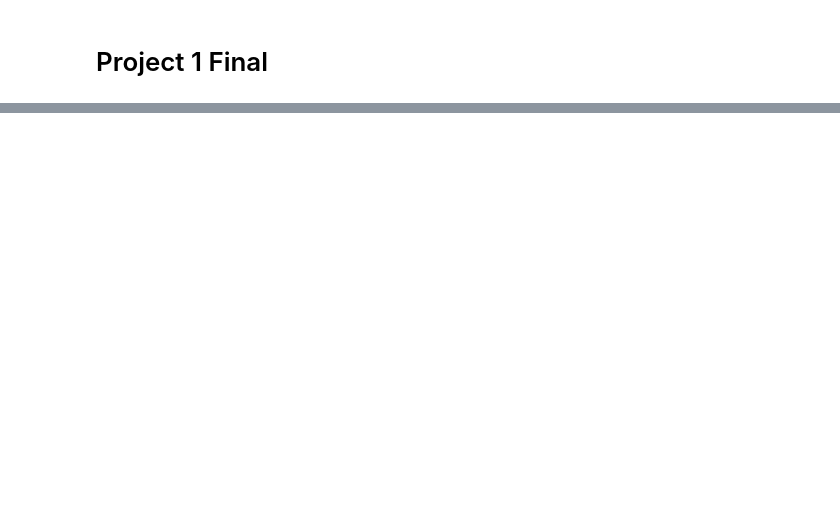
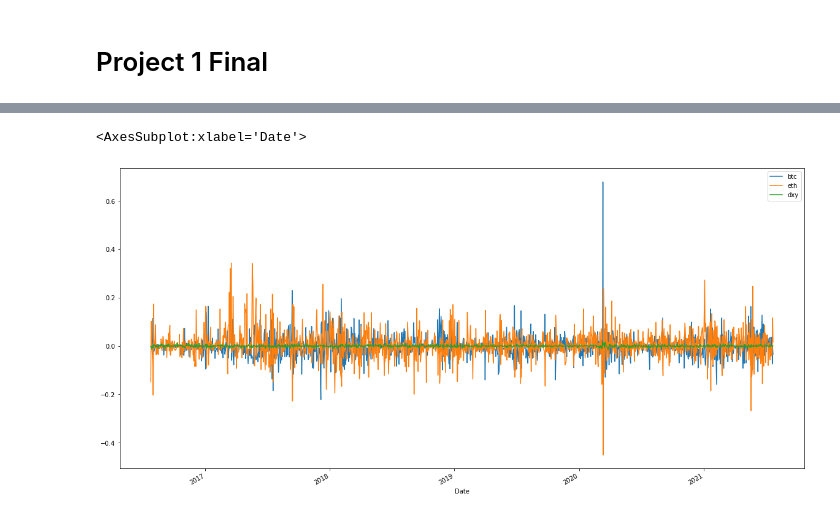
Before and after one commit to msierracrypto/project-1, a Jupyter notebook: Project1-Final.ipynb, the cells around one changed output, grey strips where cells are left out. Drawn from its saved outputs; the diff is of its cells as text; code cells hidden in the pictures; blank space fills up the shorter version.

Commit message:
added inflation historical data, inflation projection data, and analyzed data and plotted analysis onto various charts

```diff
--- a/Project1-Final.ipynb
+++ b/Project1-Final.ipynb
@@ -42,0 +151,4 @@ DatetimeIndex(['2021-07-22', '2021-07-21', '2021-07-20', '2021-07-19',
+# %%
+# Rename the column
+btc_hist_pct_df.rename(columns = {"Close": "btc"}, inplace = True)
+btc_hist_pct_df
@@ -49,0 +176,10 @@ NameError: name 'pandas_datetime_types' is not defined
+# %%
+#eth_var_hist_df = eth_hist_df['Close'].var()
+#eth_var_hist_df
+eth_hist_close_df = eth_hist_df[['Close']]
+eth_hist_pct_df = eth_hist_close_df.pct_change()
+eth_hist_pct_df.dropna(inplace=True)
+# %%
+# Rename the column
+eth_hist_pct_df.rename(columns = {"Close": "eth"}, inplace = True)
+eth_hist_pct_df
@@ -49,0 +207,4 @@ NameError: name 'pandas_datetime_types' is not defined
+# %%
+# Concatenate all dataframes into one dataframe
+df_daily = pd.concat([btc_hist_pct_df, eth_hist_pct_df, dxy_hist_pct_df], axis = "columns", join = "inner")
+df_daily
@@ -49,0 +226,6 @@ NameError: name 'pandas_datetime_types' is not defined
+# %%
+# Plot daily returns
+df_daily.plot(figsize = (20,10))
+# %% [output]
+<AxesSubplot:xlabel='Date'>
+[figure, added]
```
Also changed, not shown: parts of 29 cells of this notebook, 3 other files.
